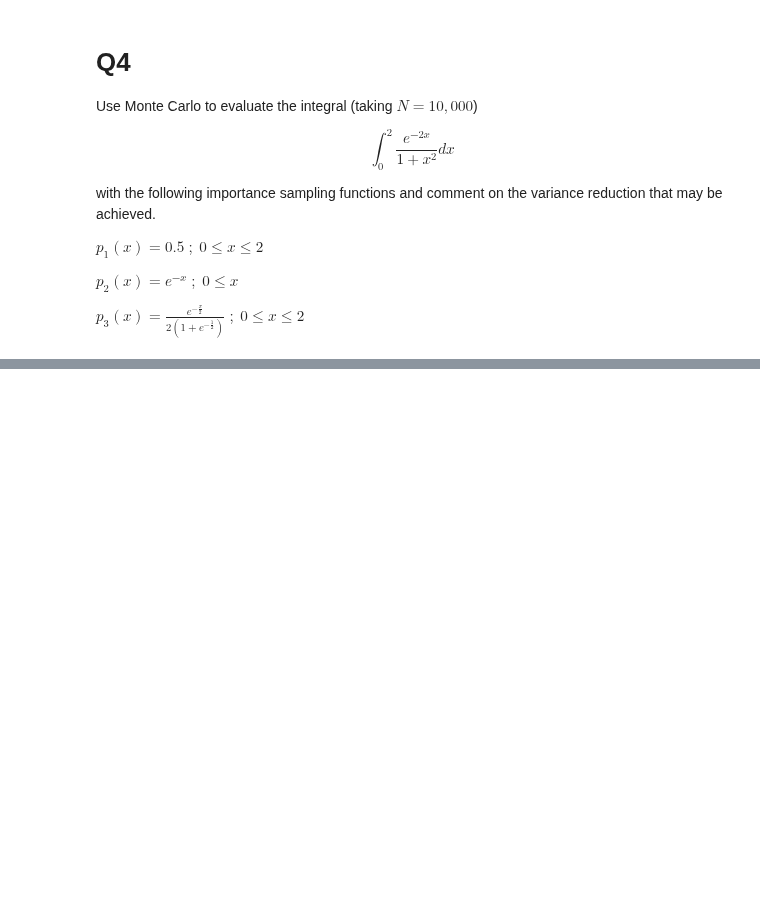
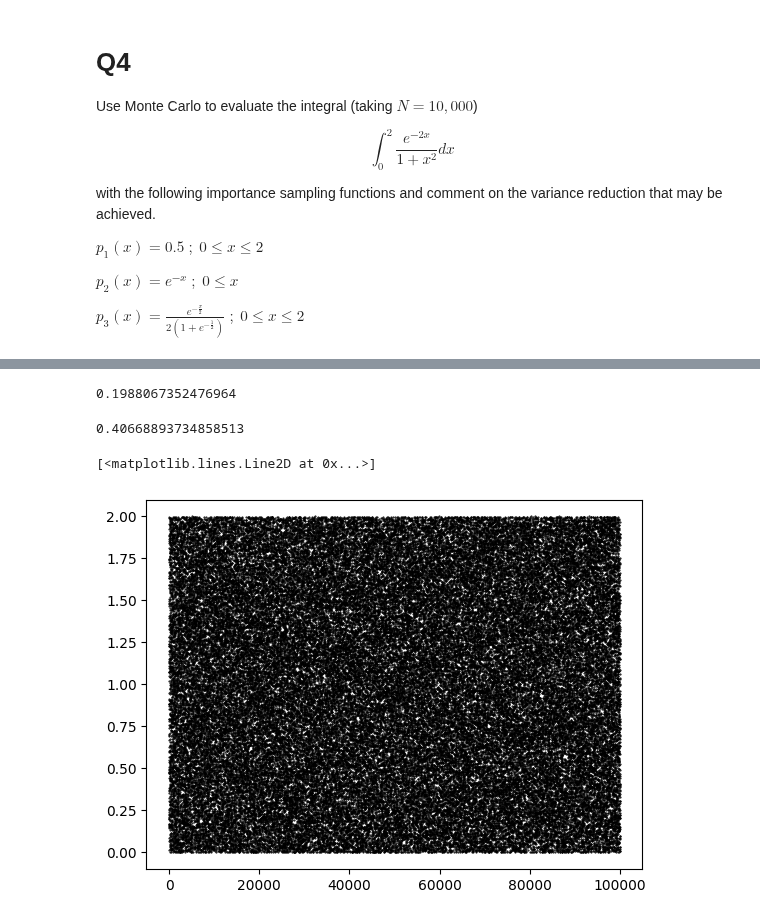
Before and after one commit to PeithonKing/adv_comp_phys, a Jupyter notebook: solns/asgt4.ipynb, the cells around one changed output, grey strips where cells are left out. Cells and saved outputs as stored; diff of their text form; code cells hidden in the pictures; blank space fills up the shorter version.

```diff
--- a/solns/asgt4.ipynb
+++ b/solns/asgt4.ipynb
@@ -370,5 +273,0 @@ def monte_carlo_integration(func, sampling_func, r, a, b, num_samples=10_000):
-# %%
-f = lambda x: np.exp(-2*x) / (1 + x**2)
-
-estimated_integral = monte_carlo_integration(f, 0, 1, 1e8)
-print("Estimated integral:", estimated_integral)
@@ -412,0 +324,42 @@ TypeError: only integer scalar arrays can be converted to a scalar index
+# %%
+N = int(1e5)
+bins = 100
+till = 2
+
+r = Random(func=lambda x: 1 if x<=1 else 0.5, range=[0, till])
+
+distribution = []
+rejections = 0
+for _ in trange(N):
+    u, rej = r.accept_reject(return_rejections=True)
+    distribution.append(u)
+    rejections += rej
+
+# plot the histogram
+plt.hist(distribution, bins=bins, color="tab:blue", edgecolor="k", label="our RNG distribution")
+plt.xlabel("values")
+plt.ylabel("frequency")
+
+plt.legend()
+
+print(f"Acceptance rate: {N/(rejections+N):.2%}")
+# %%
+intFunc = lambda x: np.exp(-2*x)/(1+x**2)
+
+p1 = lambda x: 1
+p2 = lambda x: np.exp(-x)
+p3 = lambda x: np.exp(-x/2)/(2*(1-np.exp(-1/2)))
+p4 = lambda x: 1 if x<=1 else 0.5
+# %%
+ans, us, gs = monte_carlo_importance_integrate(intFunc, 0, 2, m=1, ifunc=p1, seed=21, N=int(1e5))
+ans
+# %% [output]
+0.1988067352476964
+# %%
+ans, us, gs = monte_carlo_importance_integrate(intFunc, 0, 2, m=1, ifunc=p2, seed=22, N=int(1e6))
+ans
+# %% [output]
+0.40668893734858513
+# %%
+r = Random(func=lambda x: m*p2(x), seed=21, range=[0, 2], silent=True)
+us = [r.accept_reject() for _ in trange(int(1e5))]
@@ -412,0 +370,5 @@ TypeError: only integer scalar arrays can be converted to a scalar index
+# %%
+plt.plot(us, "ko", markersize=0.5)
+# %% [output]
+[<matplotlib.lines.Line2D at 0x...>]
+[figure, added]
```
Also changed, not shown: parts of 24 cells of this notebook.
